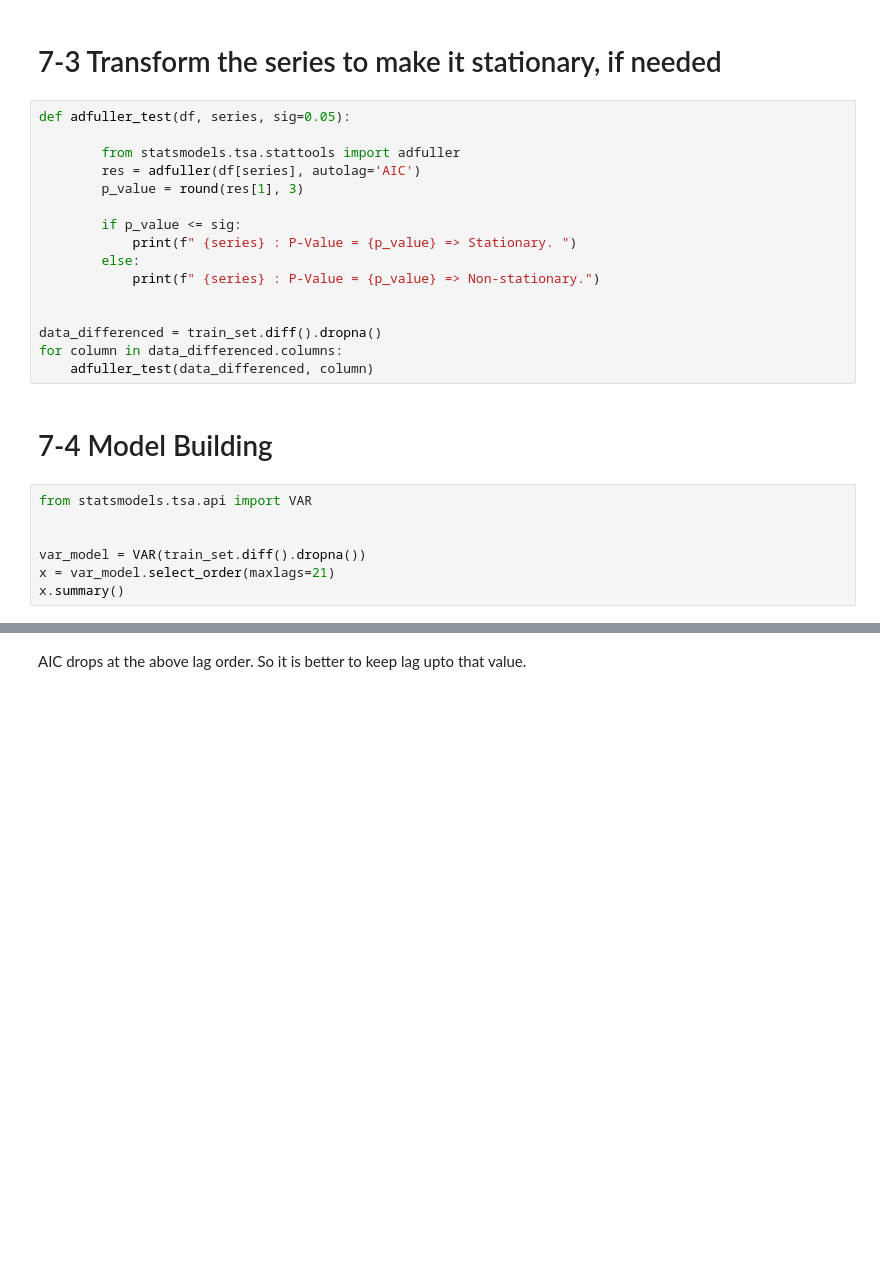
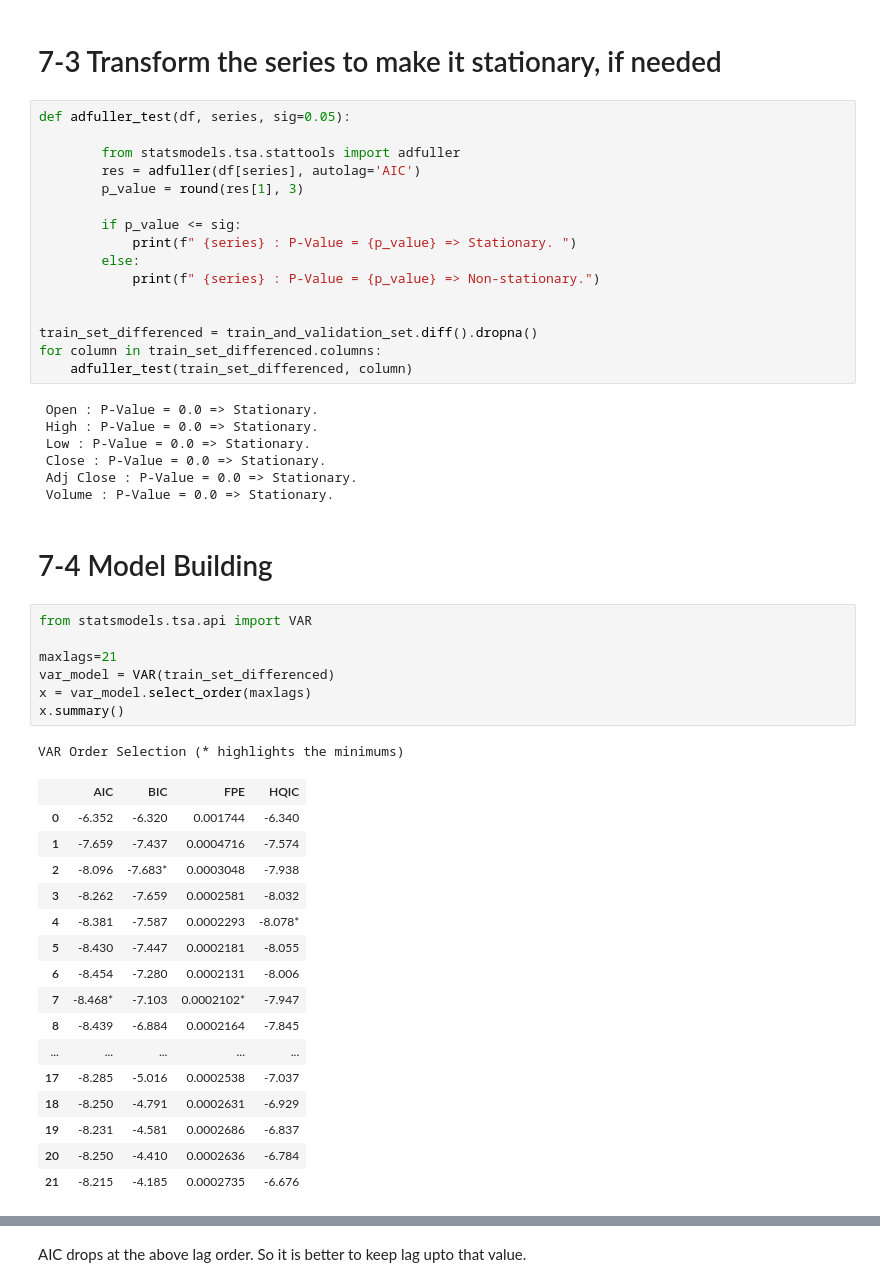
Before and after one commit to praxitelisk/FinancialDashboard, a Jupyter notebook: stock-price-regression-modelling-exp1-0.ipynb, the cells around one changed output, grey strips where cells are left out. Cells and saved outputs as stored; diff of their text form; blank space fills up the shorter version.

```diff
--- a/stock-price-regression-modelling-exp1-0.ipynb
+++ b/stock-price-regression-modelling-exp1-0.ipynb
@@ -459,16 +488,41 @@ def adfuller_test(df, series, sig=0.05):
             print(f" {series} : P-Value = {p_value} => Non-stationary.")
 
 
-data_differenced = train_set.diff().dropna()
-for column in data_differenced.columns:
-    adfuller_test(data_differenced, column)
+train_set_differenced = train_and_validation_set.diff().dropna()
+for column in train_set_differenced.columns:
+    adfuller_test(train_set_differenced, column)
+# %% [output]
+ Open : P-Value = 0.0 => Stationary.
+ High : P-Value = 0.0 => Stationary.
+ Low : P-Value = 0.0 => Stationary.
+ Close : P-Value = 0.0 => Stationary.
+ Adj Close : P-Value = 0.0 => Stationary.
+ Volume : P-Value = 0.0 => Stationary.
 # %% [markdown]
 # 7-4 Model Building
 # %%
 from statsmodels.tsa.api import VAR
 
-
-var_model = VAR(train_set.diff().dropna())
-x = var_model.select_order(maxlags=21)
+maxlags=21
+var_model = VAR(train_set_differenced)
+x = var_model.select_order(maxlags)
 x.summary()
+# %% [output]
+VAR Order Selection (* highlights the minimums)
+|  | AIC | BIC | FPE | HQIC |
+| 0 | -6.352 | -6.320 | 0.001744 | -6.340 |
+| 1 | -7.659 | -7.437 | 0.0004716 | -7.574 |
+| 2 | -8.096 | -7.683* | 0.0003048 | -7.938 |
+| 3 | -8.262 | -7.659 | 0.0002581 | -8.032 |
+| 4 | -8.381 | -7.587 | 0.0002293 | -8.078* |
+| 5 | -8.430 | -7.447 | 0.0002181 | -8.055 |
+| 6 | -8.454 | -7.280 | 0.0002131 | -8.006 |
+| 7 | -8.468* | -7.103 | 0.0002102* | -7.947 |
+| 8 | -8.439 | -6.884 | 0.0002164 | -7.845 |
+| ... | ... | ... | ... | ... |
+| 17 | -8.285 | -5.016 | 0.0002538 | -7.037 |
+| 18 | -8.250 | -4.791 | 0.0002631 | -6.929 |
+| 19 | -8.231 | -4.581 | 0.0002686 | -6.837 |
+| 20 | -8.250 | -4.410 | 0.0002636 | -6.784 |
+| 21 | -8.215 | -4.185 | 0.0002735 | -6.676 |
 # %% [markdown]
```
Also changed, not shown: parts of 30 cells of this notebook.
